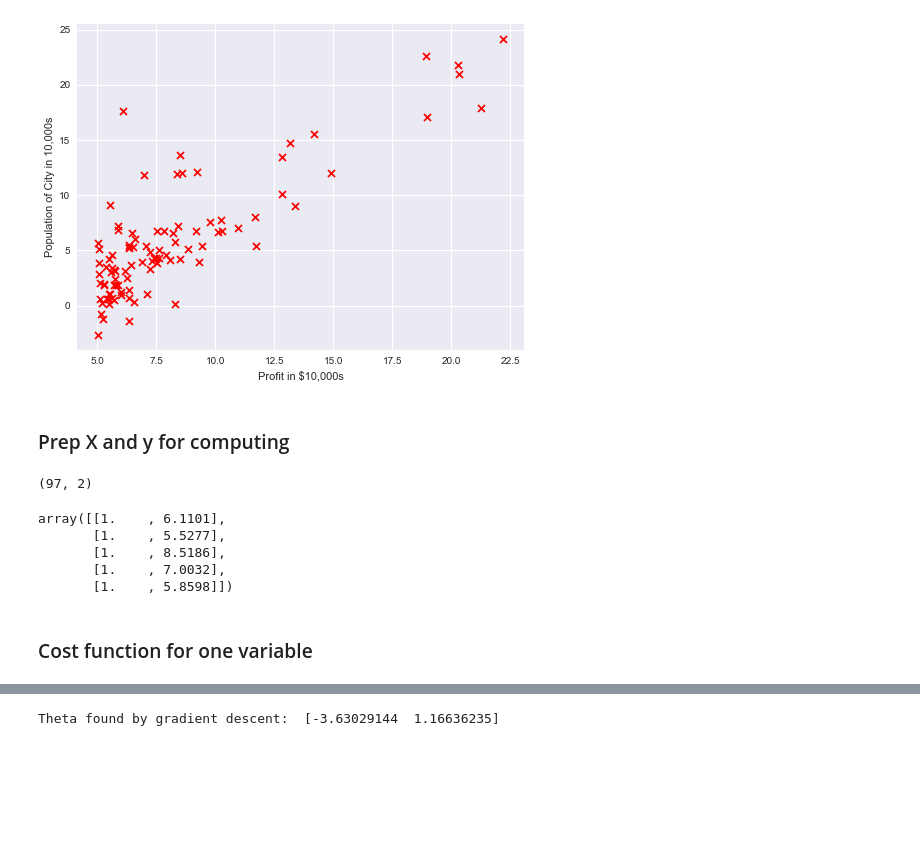
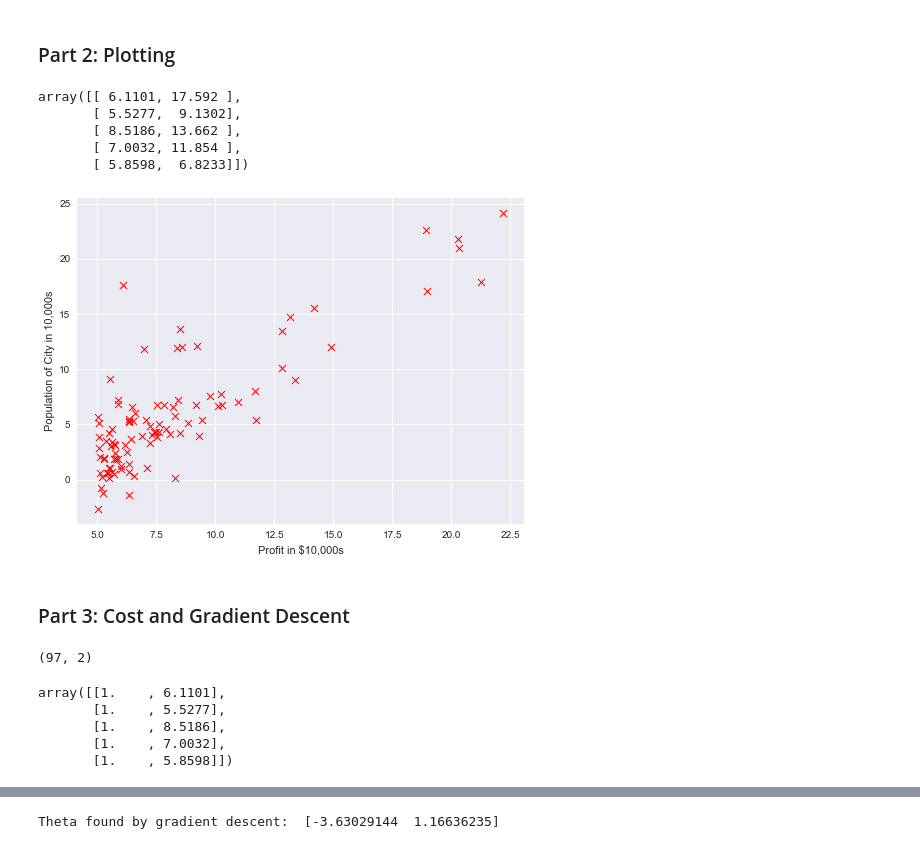
Before and after one commit to AlKou/Pythonized-Exercises-of-Andrew-Ng-s-Machine-Learning-Course, a Jupyter notebook: Exercise 1/Exercise 1.ipynb, the cells around one changed output, grey strips where cells are left out. Cells and saved outputs as stored; diff of their text form; code cells hidden in the pictures; blank space fills up the shorter version.

```diff
--- a/Exercise 1/Exercise 1.ipynb
+++ b/Exercise 1/Exercise 1.ipynb
@@ -3,9 +3,5 @@
 # %%
-import pandas as pd
 import numpy as np
 import matplotlib.pyplot as plt
-%matplotlib inline
-import seaborn as sns
-sns.set()
-import warnings
-warnings.filterwarnings('ignore')
+import seaborn as sns; sns.set()
+import warnings; warnings.filterwarnings('ignore')
@@ -29,14 +27,31 @@ data.head()
+# %% [markdown]
+### Part 2: Plotting
+# %%
+data = np.loadtxt('ex1data1.txt', delimiter=',')
+data[:5]
+# %% [output]
+array([[ 6.1101, 17.592 ],
+       [ 5.5277,  9.1302],
+       [ 8.5186, 13.662 ],
+       [ 7.0032, 11.854 ],
+       [ 5.8598,  6.8233]])
 # %%
-X = data.x
-y = data.y
-plt.figure(figsize=(8,6))
-plt.scatter(X, y, c='red', marker='x')
-plt.xlabel('Profit in $10,000s')
-plt.ylabel('Population of City in 10,000s')
-plt.show()
+def plotData(x, y):
+    '''Plots the data points x and y into a new figure'''
+    plt.figure()
+    plt.scatter(x, y, c='red', marker='x', linewidth=1)
+    plt.xlabel('Profit in $10,000s')
+    plt.ylabel('Population of City in 10,000s')
-# %% [output]
-[figure, removed]
-# %% [markdown]
-### Prep X and y for computing
+# %%
+%matplotlib inline
+plt.rcParams['figure.figsize'] = (8, 6)
+
+X = data[:, 0]
+y = data[:, 1]
+plotData(X, y)
+# %% [output]
+[figure, added]
+# %% [markdown]
+### Part 3: Cost and Gradient Descent
 # %%
 m = len(y)
@@ -51,5 +66,3 @@ array([[1.    , 6.1101],
        [1.    , 8.5186],
        [1.    , 7.0032],
        [1.    , 5.8598]])
-# %% [markdown]
-### Cost function for one variable
```
Also changed, not shown: parts of 54 cells of this notebook.
